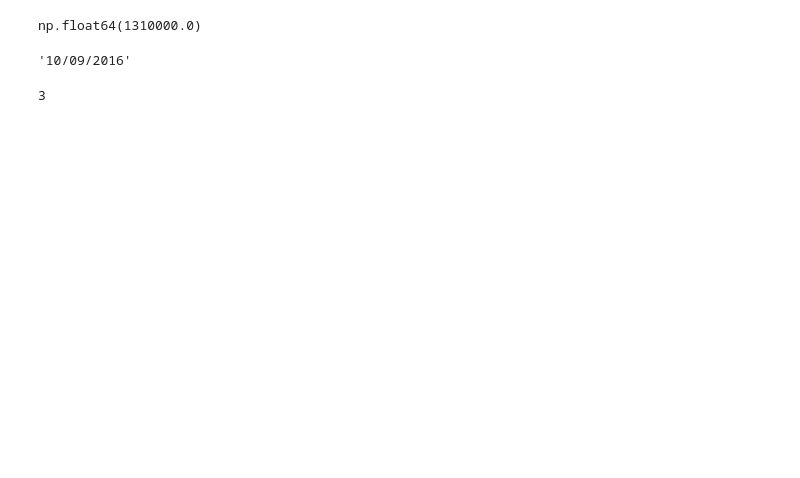
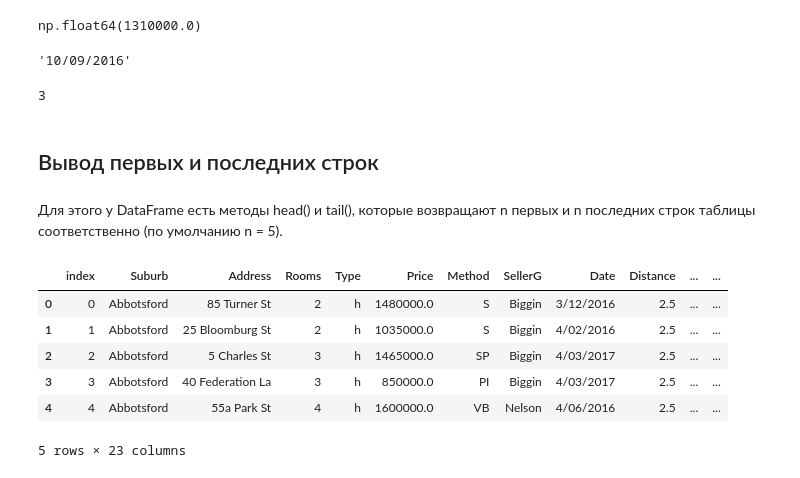
Before and after one commit to vavilove001-lab/sf_data_science, a Jupyter notebook: Notes/Pandas/to_csv_read_csv.ipynb, the cells around one changed output. Drawn from its saved outputs; the diff is of its cells as text; code cells hidden in the pictures; blank space fills up the shorter version.

```diff
--- a/Notes/Pandas/to_csv_read_csv.ipynb
+++ b/Notes/Pandas/to_csv_read_csv.ipynb
@@ -126,3 +126,17 @@ melb_data.loc[90, 'Date']
 print(round(melb_data.loc[3521, 'Landsize'] / melb_data.loc[1690, 'Landsize']))
 # %% [output]
 3
+# %% [markdown]
+## Вывод первых и последних строк
+# %% [markdown]
+Для этого у DataFrame есть методы head() и tail(), которые возвращают n первых и n последних строк таблицы соответственно (по умолчанию n = 5).
+# %%
+display(melb_data.head())
+# %% [output]
+|  | index | Suburb | Address | Rooms | Type | Price | Method | SellerG | Date | Distance | ... | ... |
+| 0 | 0 | Abbotsford | 85 Turner St | 2 | h | 1480000.0 | S | Biggin | 3/12/2016 | 2.5 | ... | ... |
+| 1 | 1 | Abbotsford | 25 Bloomburg St | 2 | h | 1035000.0 | S | Biggin | 4/02/2016 | 2.5 | ... | ... |
+| 2 | 2 | Abbotsford | 5 Charles St | 3 | h | 1465000.0 | SP | Biggin | 4/03/2017 | 2.5 | ... | ... |
+| 3 | 3 | Abbotsford | 40 Federation La | 3 | h | 850000.0 | PI | Biggin | 4/03/2017 | 2.5 | ... | ... |
+| 4 | 4 | Abbotsford | 55a Park St | 4 | h | 1600000.0 | VB | Nelson | 4/06/2016 | 2.5 | ... | ... |
+5 rows × 23 columns
```
Also changed, not shown: parts of 38 cells of this notebook, 1 other file.
